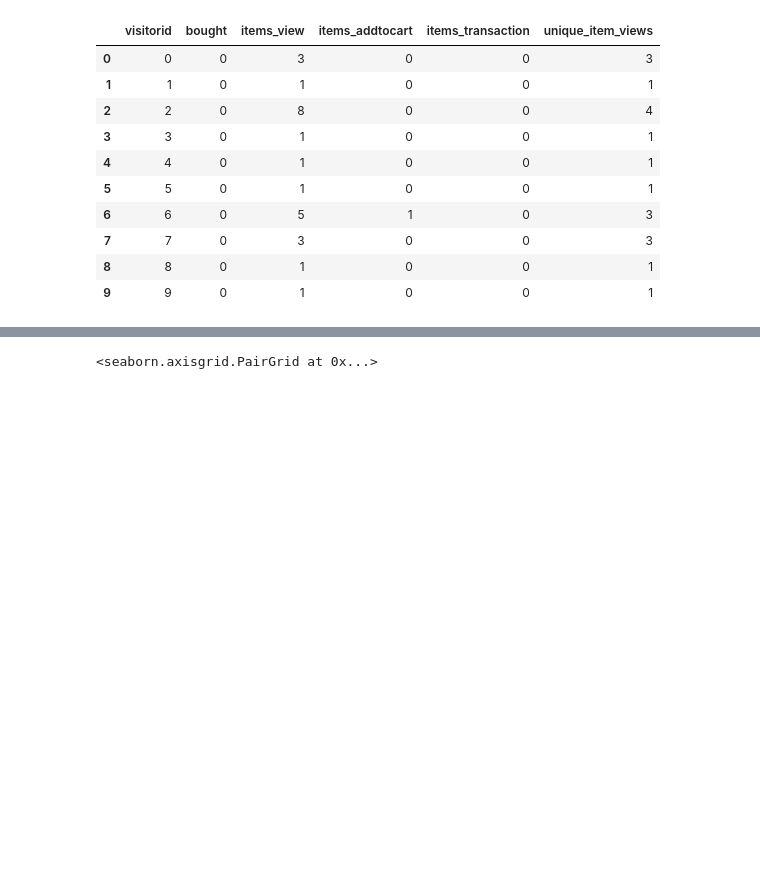
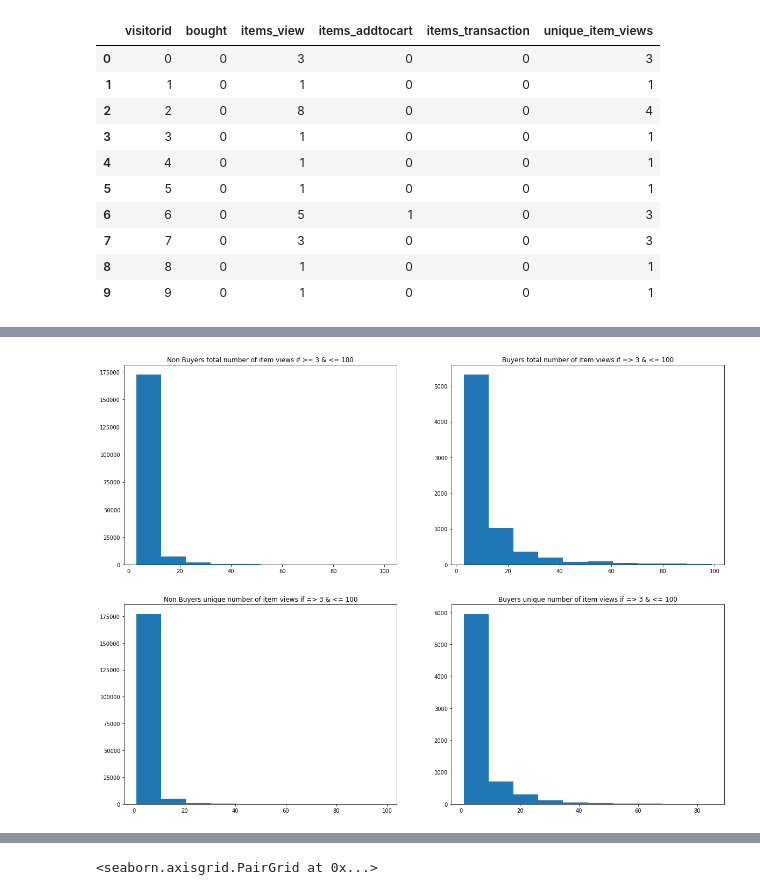
Before and after one commit to tinomerl/ecommerce-recommendation, a Jupyter notebook: ecommerce-user-behaviour.ipynb, the cells around one changed output, grey strips where cells are left out. Saved outputs shown, nothing was run; the diff lists cells and outputs as text; code cells hidden in the pictures; blank space fills up the shorter version.

```diff
--- a/ecommerce-user-behaviour.ipynb
+++ b/ecommerce-user-behaviour.ipynb
@@ -414,0 +502,40 @@ For this we will part the data into two groups. Users who bought an item and tho
+# %%
+fig, ax = plt.subplots(ncols=2, nrows=2, figsize=(20, 15))
+
+ax[0, 0].hist(
+    procEventsDf[
+        (procEventsDf["bought"] == 0)
+        & (procEventsDf["items_view"] >= 3)
+        & (procEventsDf["items_view"] <= 100)
+    ]["items_view"]
+)
+ax[0, 0].set_title("Non Buyers total number of item views if >= 3 & <= 100")
+ax[0, 1].hist(
+    procEventsDf[
+        (procEventsDf["bought"] == 1)
+        & (procEventsDf["items_view"] >= 3)
+        & (procEventsDf["items_view"] <= 100)
+    ]["items_view"]
+)
+ax[0, 1].set_title("Buyers total number of item views if => 3 & <= 100")
+ax[1, 0].hist(
+    procEventsDf[
+        (procEventsDf["bought"] == 0)
+        & (procEventsDf["items_view"] >= 3)
+        & (procEventsDf["items_view"] <= 100)
+    ]["unique_item_views"]
+)
+ax[1, 0].set_title("Non Buyers unique number of item views if => 3 & <= 100")
+ax[1, 1].hist(
+    procEventsDf[
+        (procEventsDf["bought"] == 1)
+        & (procEventsDf["items_view"] >= 3)
+        & (procEventsDf["items_view"] <= 100)
+    ]["unique_item_views"]
+)
+ax[1, 1].set_title("Buyers unique number of item views if => 3 & <= 100")
+
+
+plt.draw()
+# %% [output]
+[figure, added]
```
Also changed, not shown: parts of 20 cells of this notebook.
